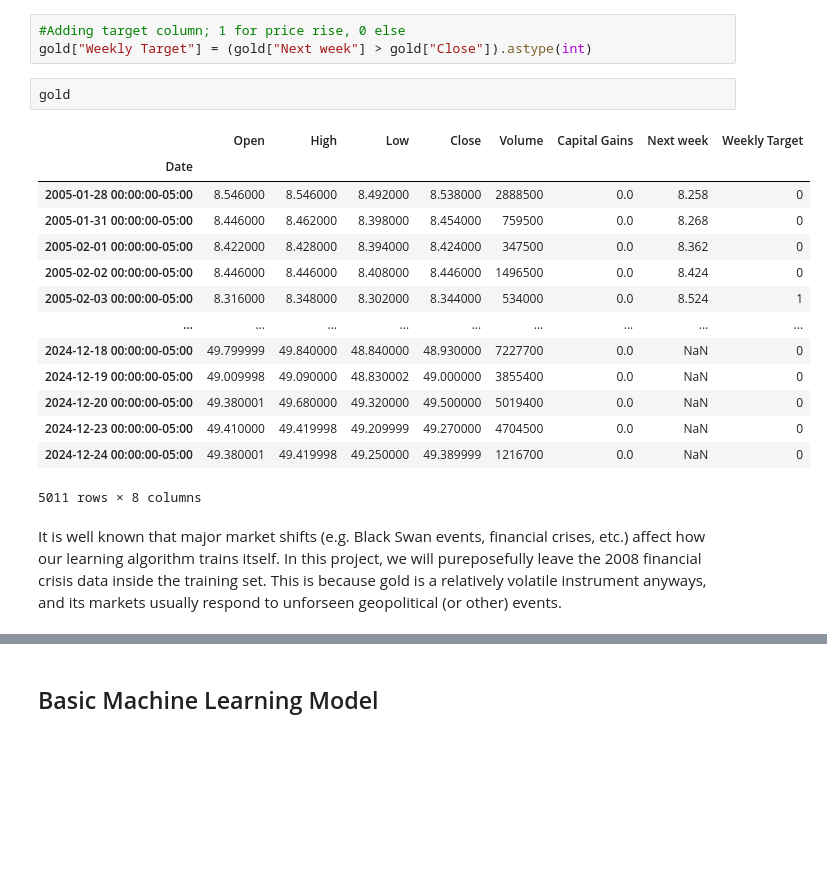
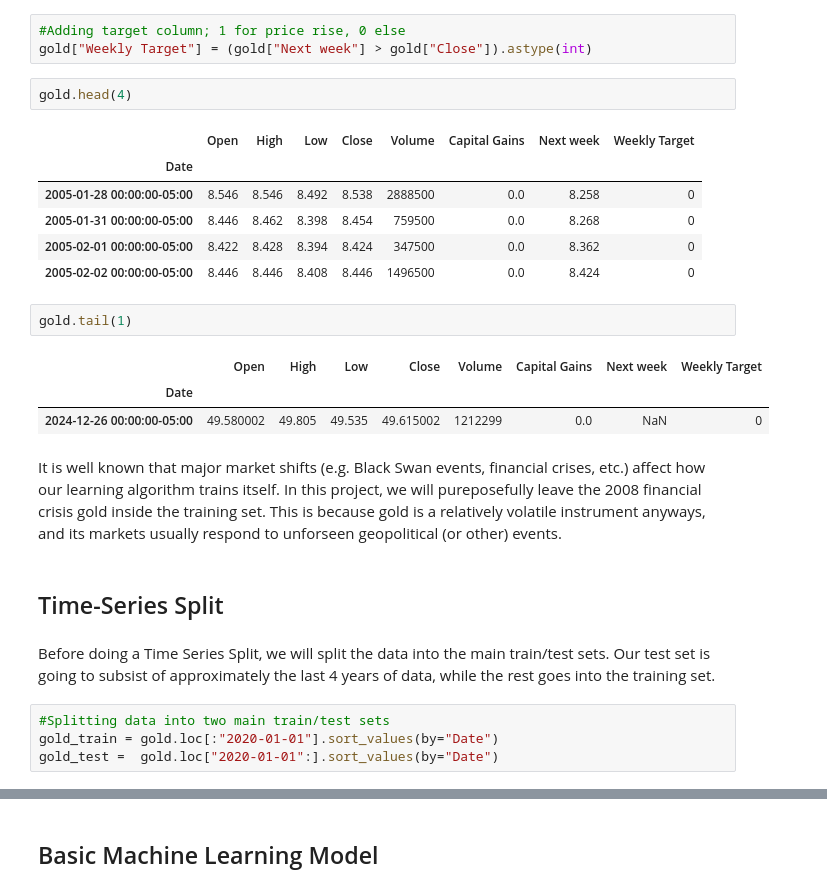
Before and after one commit to Gregoritsch3/ML_EDA_Classification_GoldPricePrediction, a Jupyter notebook: ML_EDA_GoldPricePrediction.ipynb, the cells around one changed output, grey strips where cells are left out. Saved outputs shown, nothing was run; the diff lists cells and outputs as text; blank space fills up the shorter version.

```diff
--- a/ML_EDA_GoldPricePrediction.ipynb
+++ b/ML_EDA_GoldPricePrediction.ipynb
@@ -77,21 +78,27 @@ The chart of our interest here is going to be the weekly chart. Our goal is to p
 #Adding target column; 1 for price rise, 0 else
 gold["Weekly Target"] = (gold["Next week"] > gold["Close"]).astype(int)
 # %%
-gold
+gold.head(4)
 # %% [output]
 |  | Open | High | Low | Close | Volume | Capital Gains | Next week | Weekly Target |
 | Date |  |  |  |  |  |  |  |  |
-| 2005-01-28 00:00:00-05:00 | 8.546000 | 8.546000 | 8.492000 | 8.538000 | 2888500 | 0.0 | 8.258 | 0 |
-| 2005-01-31 00:00:00-05:00 | 8.446000 | 8.462000 | 8.398000 | 8.454000 | 759500 | 0.0 | 8.268 | 0 |
-| 2005-02-01 00:00:00-05:00 | 8.422000 | 8.428000 | 8.394000 | 8.424000 | 347500 | 0.0 | 8.362 | 0 |
-| 2005-02-02 00:00:00-05:00 | 8.446000 | 8.446000 | 8.408000 | 8.446000 | 1496500 | 0.0 | 8.424 | 0 |
-| 2005-02-03 00:00:00-05:00 | 8.316000 | 8.348000 | 8.302000 | 8.344000 | 534000 | 0.0 | 8.524 | 1 |
-| ... | ... | ... | ... | ... | ... | ... | ... | ... |
-| 2024-12-18 00:00:00-05:00 | 49.799999 | 49.840000 | 48.840000 | 48.930000 | 7227700 | 0.0 | NaN | 0 |
-| 2024-12-19 00:00:00-05:00 | 49.009998 | 49.090000 | 48.830002 | 49.000000 | 3855400 | 0.0 | NaN | 0 |
-| 2024-12-20 00:00:00-05:00 | 49.380001 | 49.680000 | 49.320000 | 49.500000 | 5019400 | 0.0 | NaN | 0 |
-| 2024-12-23 00:00:00-05:00 | 49.410000 | 49.419998 | 49.209999 | 49.270000 | 4704500 | 0.0 | NaN | 0 |
-| 2024-12-24 00:00:00-05:00 | 49.380001 | 49.419998 | 49.250000 | 49.389999 | 1216700 | 0.0 | NaN | 0 |
+| 2005-01-28 00:00:00-05:00 | 8.546 | 8.546 | 8.492 | 8.538 | 2888500 | 0.0 | 8.258 | 0 |
+| 2005-01-31 00:00:00-05:00 | 8.446 | 8.462 | 8.398 | 8.454 | 759500 | 0.0 | 8.268 | 0 |
+| 2005-02-01 00:00:00-05:00 | 8.422 | 8.428 | 8.394 | 8.424 | 347500 | 0.0 | 8.362 | 0 |
+| 2005-02-02 00:00:00-05:00 | 8.446 | 8.446 | 8.408 | 8.446 | 1496500 | 0.0 | 8.424 | 0 |
-5011 rows × 8 columns
+# %%
+gold.tail(1)
+# %% [output]
+|  | Open | High | Low | Close | Volume | Capital Gains | Next week | Weekly Target |
+| Date |  |  |  |  |  |  |  |  |
+| 2024-12-26 00:00:00-05:00 | 49.580002 | 49.805 | 49.535 | 49.615002 | 1212299 | 0.0 | NaN | 0 |
 # %% [markdown]
-It is well known that major market shifts (e.g. Black Swan events, financial crises, etc.) affect how our learning algorithm trains itself. In this project, we will pureposefully leave the 2008 financial crisis data inside the training set. This is because gold is a relatively volatile instrument anyways, and its markets usually respond to unforseen geopolitical (or other) events.
+It is well known that major market shifts (e.g. Black Swan events, financial crises, etc.) affect how our learning algorithm trains itself. In this project, we will pureposefully leave the 2008 financial crisis gold inside the training set. This is because gold is a relatively volatile instrument anyways, and its markets usually respond to unforseen geopolitical (or other) events.
+# %% [markdown]
+## Time-Series Split
+# %% [markdown]
+Before doing a Time Series Split, we will split the data into the main train/test sets. Our test set is going to subsist of approximately the last 4 years of data, while the rest goes into the training set.
+# %%
+#Splitting data into two main train/test sets
+gold_train = gold.loc[:"2020-01-01"].sort_values(by="Date")
+gold_test =  gold.loc["2020-01-01":].sort_values(by="Date")
```
Also changed, not shown: parts of 28 cells of this notebook, 2 other files.
